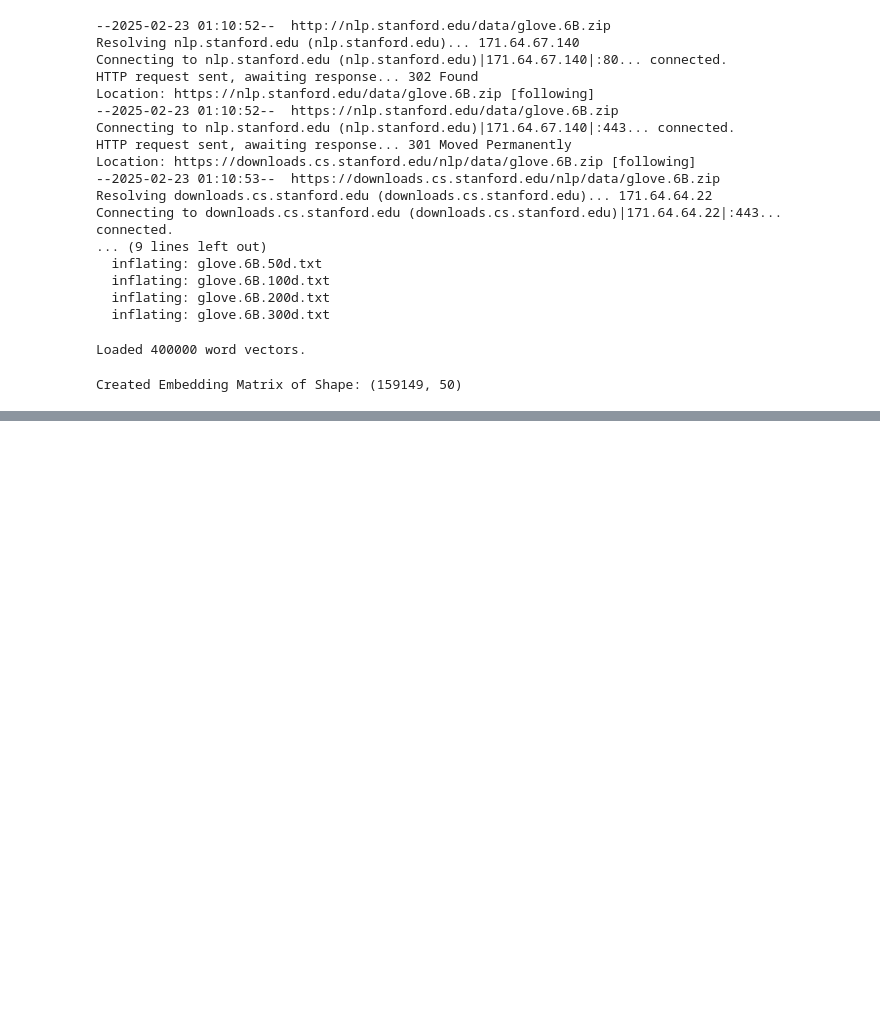
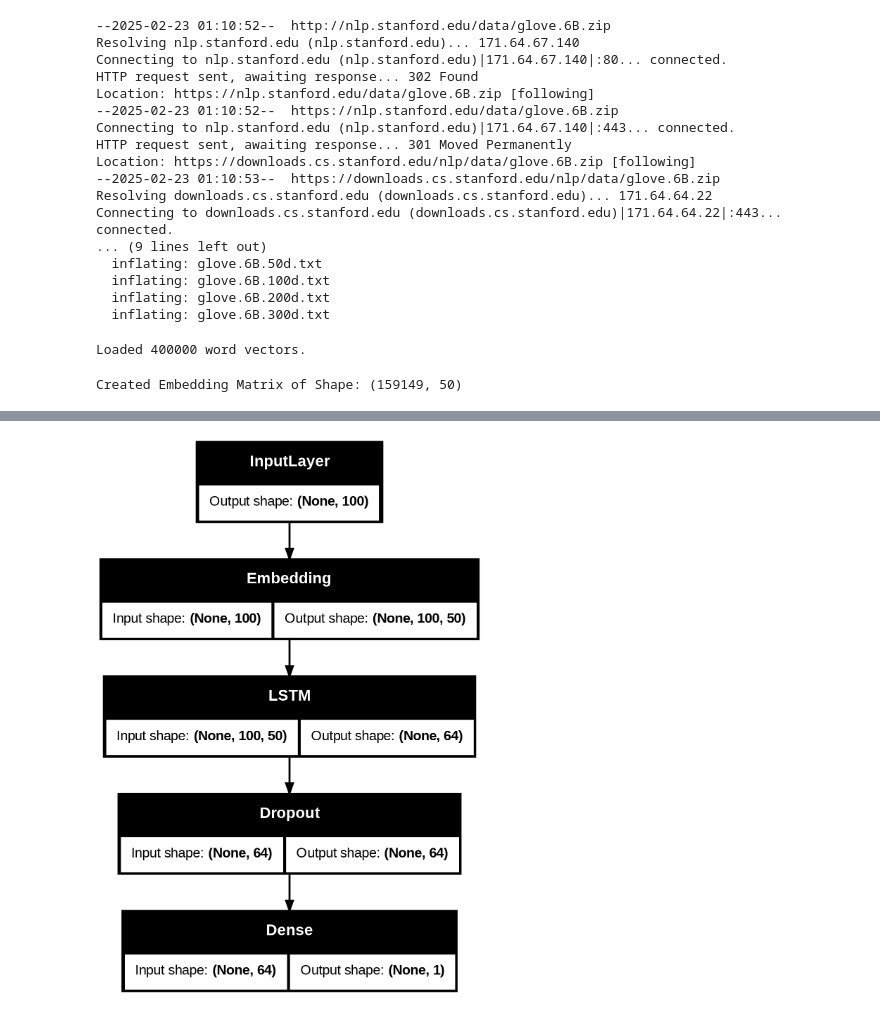
Before and after one commit to Paulicu/sarcasm-classifier, a Jupyter notebook: src/main.ipynb, the cells around one changed output, grey strips where cells are left out. Saved outputs shown, nothing was run; the diff lists cells and outputs as text; code cells hidden in the pictures; blank space fills up the shorter version.

Commit message:
feat: create LSTM-GloVe model layers

```diff
--- a/src/main.ipynb
+++ b/src/main.ipynb
@@ -393,3 +393,24 @@ for word, i in tokenizer.word_index.items():
 print(f"Created Embedding Matrix of Shape: {embedding_matrix.shape}")
 # %% [output]
 Created Embedding Matrix of Shape: (159149, 50)
+# %%
+from tensorflow.keras.layers import Input, Embedding, LSTM, Dense, Dropout, GlobalMaxPooling1D, Bidirectional
+from tensorflow.keras.models import Model
+
+MAX_LEN = 100
+TOTAL_WORDS = vocabulary_size
+
+input_layer = Input(shape=(MAX_LEN,))
+
+embedding_layer = Embedding(TOTAL_WORDS, embedding_dim, weights=[embedding_matrix], trainable=False)(input_layer)
+
+lstm_layer = LSTM(64)(embedding_layer)
+
+dropout_layer = Dropout(0.5)(lstm_layer)
+
+output_layer = Dense(1, activation="sigmoid")(dropout_layer)
+
+model = Model(inputs=input_layer, outputs=output_layer)
+
+model.compile(loss="binary_crossentropy", optimizer="adam", metrics=["accuracy"])
+model.summary()
@@ -395,0 +435,6 @@ Created Embedding Matrix of Shape: (159149, 50)
+# %%
+from tensorflow.keras.utils import plot_model
+
+plot_model(model, show_shapes=True)
+# %% [output]
+[figure, added]
```
Also changed, not shown: parts of 1 cell of this notebook.
